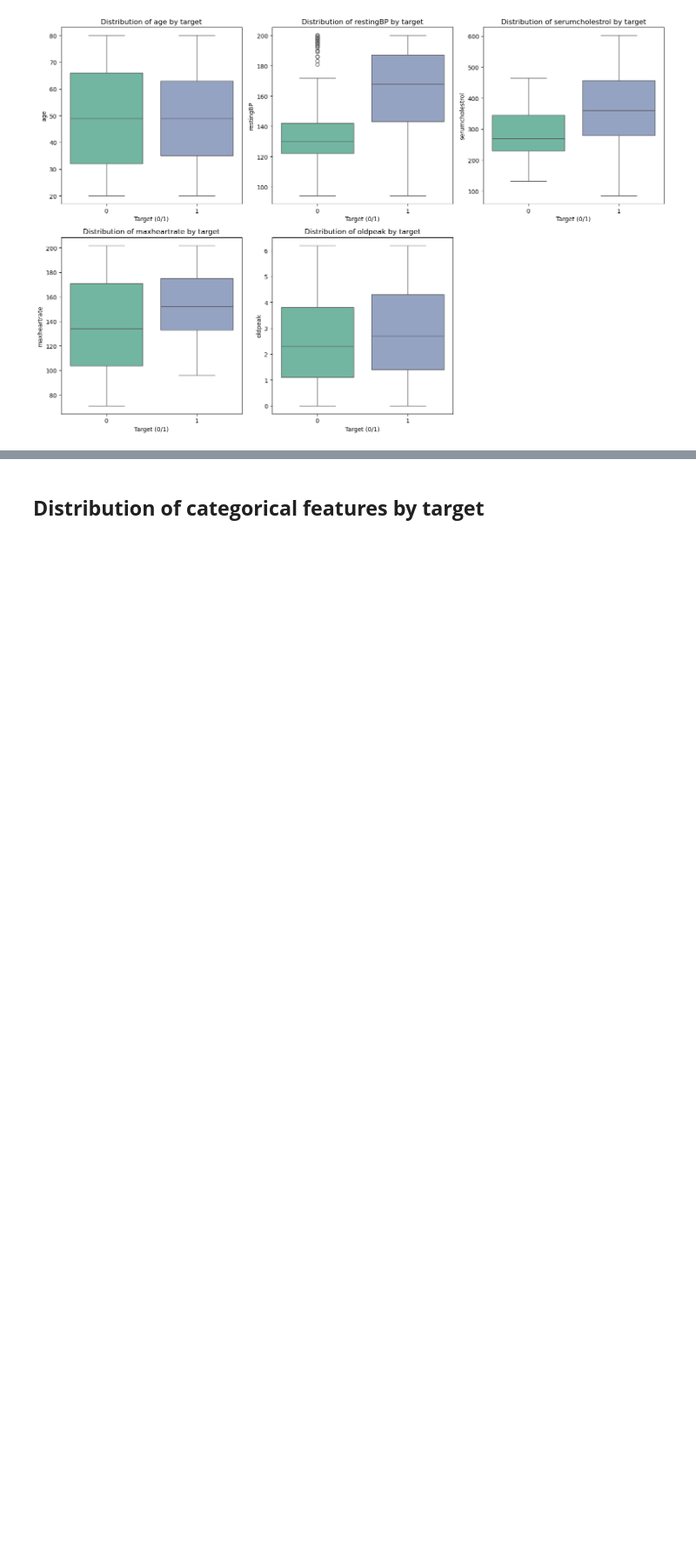
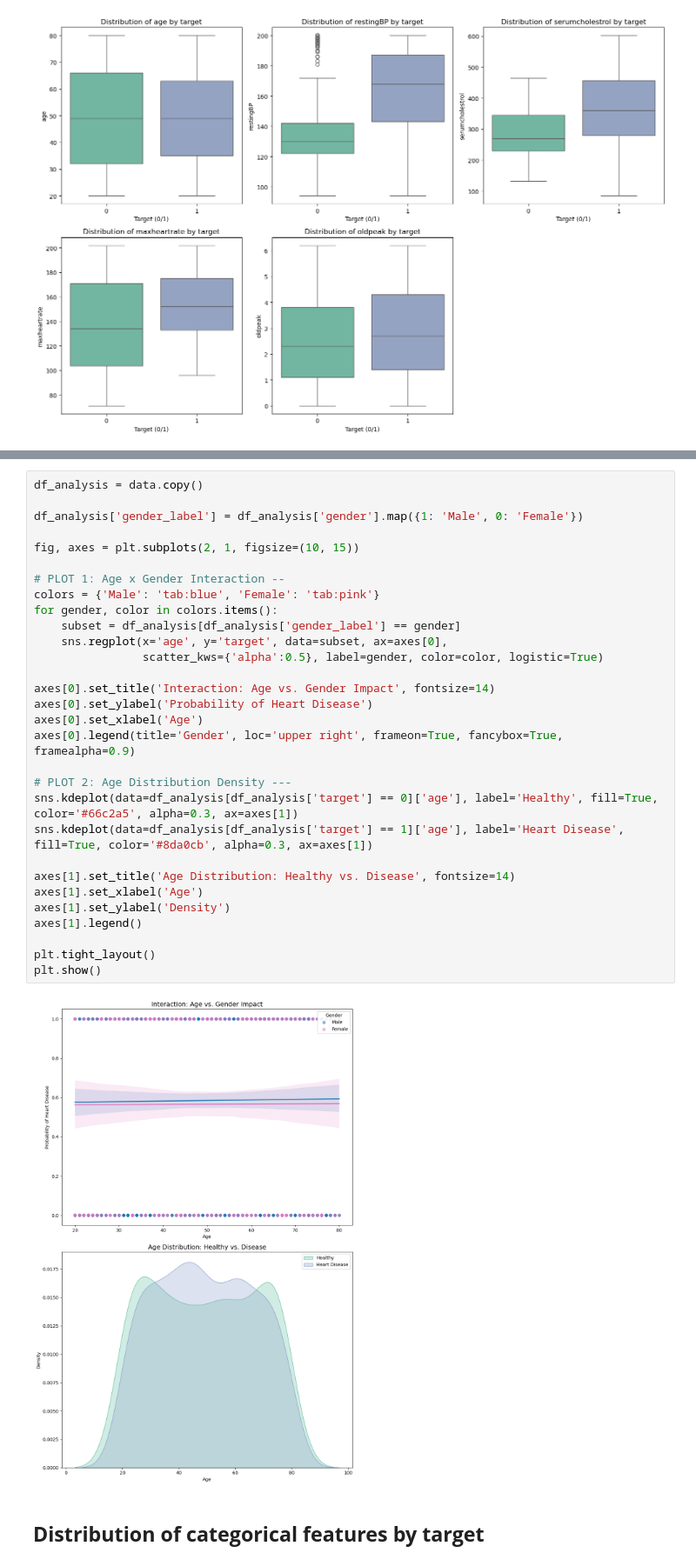
Before and after one commit to Skiner752/Intro-to-machine-learning, a Jupyter notebook: heart.ipynb, the cells around one changed output, grey strips where cells are left out. Shown at 87% size. Cells and saved outputs as stored; diff of their text form; blank space fills up the shorter version.

```diff
--- a/heart.ipynb
+++ b/heart.ipynb
@@ -246,3 +227,35 @@ plt.show()
+# %%
+df_analysis = data.copy()
+
+df_analysis['gender_label'] = df_analysis['gender'].map({1: 'Male', 0: 'Female'})
+
+fig, axes = plt.subplots(2, 1, figsize=(10, 15))
+
+# PLOT 1: Age x Gender Interaction --
+colors = {'Male': 'tab:blue', 'Female': 'tab:pink'}
+for gender, color in colors.items():
+    subset = df_analysis[df_analysis['gender_label'] == gender]
+    sns.regplot(x='age', y='target', data=subset, ax=axes[0],
+                scatter_kws={'alpha':0.5}, label=gender, color=color, logistic=True)
+
+axes[0].set_title('Interaction: Age vs. Gender Impact', fontsize=14)
+axes[0].set_ylabel('Probability of Heart Disease')
+axes[0].set_xlabel('Age')
+axes[0].legend(title='Gender', loc='upper right', frameon=True, fancybox=True, framealpha=0.9)
+
+# PLOT 2: Age Distribution Density ---
+sns.kdeplot(data=df_analysis[df_analysis['target'] == 0]['age'], label='Healthy', fill=True, color='#66c2a5', alpha=0.3, ax=axes[1])
+sns.kdeplot(data=df_analysis[df_analysis['target'] == 1]['age'], label='Heart Disease', fill=True, color='#8da0cb', alpha=0.3, ax=axes[1])
+
+axes[1].set_title('Age Distribution: Healthy vs. Disease', fontsize=14)
+axes[1].set_xlabel('Age')
+axes[1].set_ylabel('Density')
+axes[1].legend()
+
+plt.tight_layout()
+plt.show()
+# %% [output]
+[figure, added]
 # %% [markdown]
 ## **Distribution of categorical features by target**
 # %%
```
Also changed, not shown: parts of 7 cells of this notebook.
